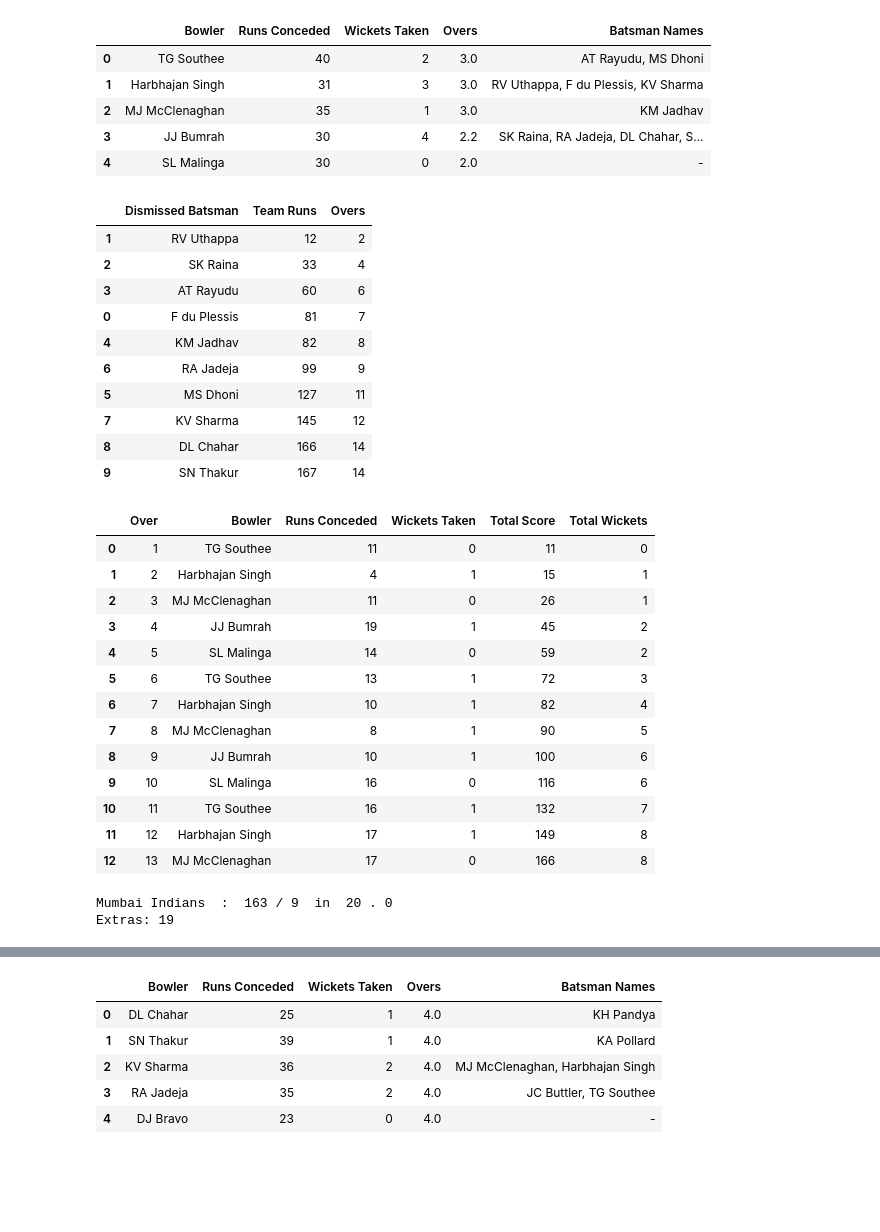
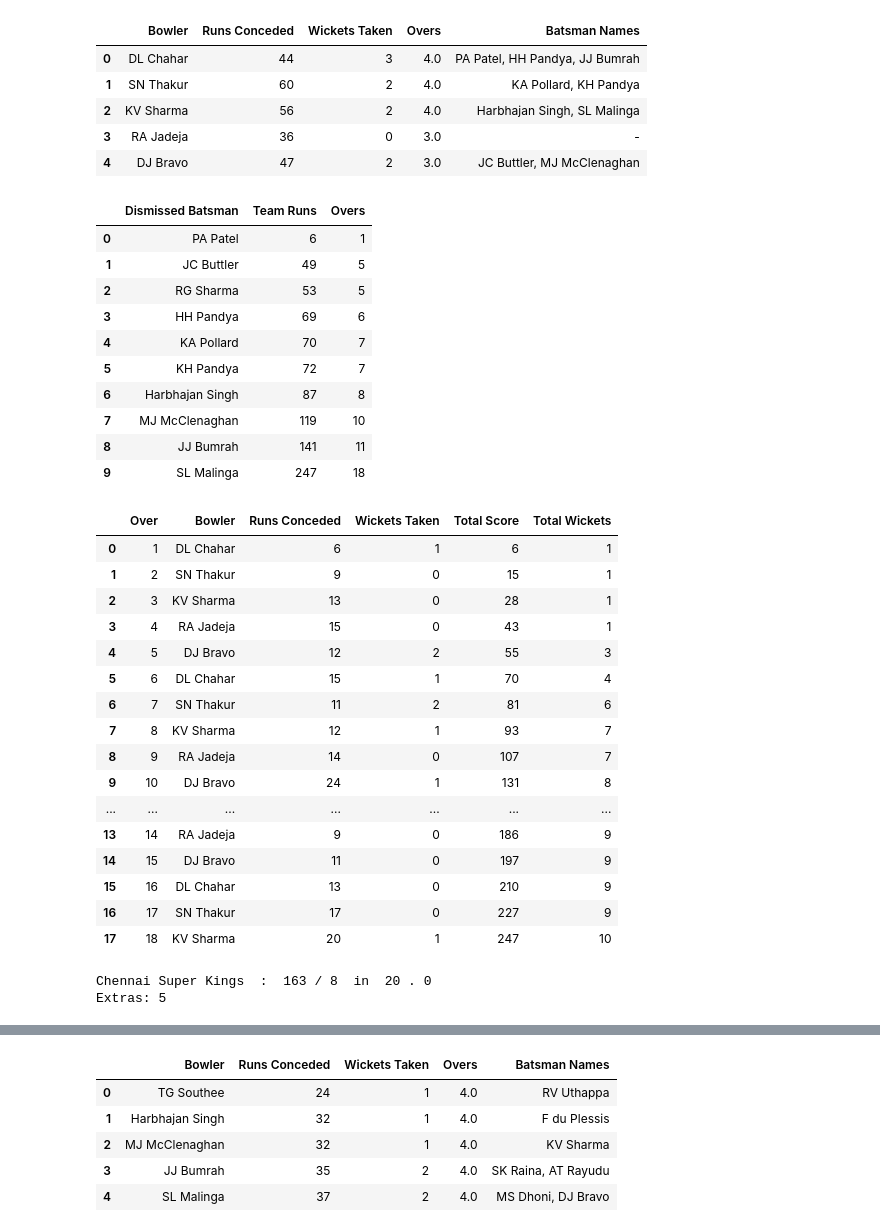
Before and after one commit to AravindM2803/IPL-Simulator, a Jupyter notebook: iplsim/Simulate.ipynb, the cells around one changed output, grey strips where cells are left out. Drawn from its saved outputs; the diff is of its cells as text; code cells hidden in the pictures; blank space fills up the shorter version.

Commit message:
iplsim: changed model architecture

```diff
--- a/iplsim/Simulate.ipynb
+++ b/iplsim/Simulate.ipynb
@@ -9,8 +9,11 @@ import math
 import livelossplot
 import pickle
 from Utils.helper import *
+# %%
+model_inn_1 = tf.keras.models.load_model('Models/Inn1_SimpleRNN_10.h5')
+model_inn_2 = tf.keras.models.load_model('Models/Inn2_SimpleRNN_10.h5')
 # %%
 print("Simulating First Match")
-match_sim2 = Match(CSK_Squad,MI_Squad,MI_Pitch,Display=1)
+match_sim2 = Match(CSK_Squad, MI_Squad, MI_Pitch, model_inn_1, model_inn_2, Display=1)
 # %% [output]
 Simulating First Match
@@ -32,34 +35,37 @@ Extras: 3
 |  | Bowler | Runs Conceded | Wickets Taken | Overs | Batsman Names |
-| 0 | TG Southee | 40 | 2 | 3.0 | AT Rayudu, MS Dhoni |
-| 1 | Harbhajan Singh | 31 | 3 | 3.0 | RV Uthappa, F du Plessis, KV Sharma |
-| 2 | MJ McClenaghan | 35 | 1 | 3.0 | KM Jadhav |
-| 3 | JJ Bumrah | 30 | 4 | 2.2 | SK Raina, RA Jadeja, DL Chahar, S... |
-| 4 | SL Malinga | 30 | 0 | 2.0 | - |
+| 0 | DL Chahar | 44 | 3 | 4.0 | PA Patel, HH Pandya, JJ Bumrah |
+| 1 | SN Thakur | 60 | 2 | 4.0 | KA Pollard, KH Pandya |
+| 2 | KV Sharma | 56 | 2 | 4.0 | Harbhajan Singh, SL Malinga |
+| 3 | RA Jadeja | 36 | 0 | 3.0 | - |
+| 4 | DJ Bravo | 47 | 2 | 3.0 | JC Buttler, MJ McClenaghan |
 |  | Dismissed Batsman | Team Runs | Overs |
-| 1 | RV Uthappa | 12 | 2 |
-| 2 | SK Raina | 33 | 4 |
-| 3 | AT Rayudu | 60 | 6 |
-| 0 | F du Plessis | 81 | 7 |
-| 4 | KM Jadhav | 82 | 8 |
-| 6 | RA Jadeja | 99 | 9 |
-| 5 | MS Dhoni | 127 | 11 |
-| 7 | KV Sharma | 145 | 12 |
-| 8 | DL Chahar | 166 | 14 |
-| 9 | SN Thakur | 167 | 14 |
+| 0 | PA Patel | 6 | 1 |
+| 1 | JC Buttler | 49 | 5 |
+| 2 | RG Sharma | 53 | 5 |
+| 3 | HH Pandya | 69 | 6 |
+| 4 | KA Pollard | 70 | 7 |
+| 5 | KH Pandya | 72 | 7 |
+| 6 | Harbhajan Singh | 87 | 8 |
+| 7 | MJ McClenaghan | 119 | 10 |
+| 8 | JJ Bumrah | 141 | 11 |
+| 9 | SL Malinga | 247 | 18 |
 |  | Over | Bowler | Runs Conceded | Wickets Taken | Total Score | Total Wickets |
-| 0 | 1 | TG Southee | 11 | 0 | 11 | 0 |
-| 1 | 2 | Harbhajan Singh | 4 | 1 | 15 | 1 |
-| 2 | 3 | MJ McClenaghan | 11 | 0 | 26 | 1 |
-| 3 | 4 | JJ Bumrah | 19 | 1 | 45 | 2 |
-| 4 | 5 | SL Malinga | 14 | 0 | 59 | 2 |
-| 5 | 6 | TG Southee | 13 | 1 | 72 | 3 |
-| 6 | 7 | Harbhajan Singh | 10 | 1 | 82 | 4 |
-| 7 | 8 | MJ McClenaghan | 8 | 1 | 90 | 5 |
-| 8 | 9 | JJ Bumrah | 10 | 1 | 100 | 6 |
-| 9 | 10 | SL Malinga | 16 | 0 | 116 | 6 |
-| 10 | 11 | TG Southee | 16 | 1 | 132 | 7 |
-| 11 | 12 | Harbhajan Singh | 17 | 1 | 149 | 8 |
-| 12 | 13 | MJ McClenaghan | 17 | 0 | 166 | 8 |
+| 0 | 1 | DL Chahar | 6 | 1 | 6 | 1 |
+| 1 | 2 | SN Thakur | 9 | 0 | 15 | 1 |
+| 2 | 3 | KV Sharma | 13 | 0 | 28 | 1 |
+| 3 | 4 | RA Jadeja | 15 | 0 | 43 | 1 |
+| 4 | 5 | DJ Bravo | 12 | 2 | 55 | 3 |
+| 5 | 6 | DL Chahar | 15 | 1 | 70 | 4 |
+| 6 | 7 | SN Thakur | 11 | 2 | 81 | 6 |
+| 7 | 8 | KV Sharma | 12 | 1 | 93 | 7 |
+| 8 | 9 | RA Jadeja | 14 | 0 | 107 | 7 |
+| 9 | 10 | DJ Bravo | 24 | 1 | 131 | 8 |
+| ... | ... | ... | ... | ... | ... | ... |
+| 13 | 14 | RA Jadeja | 9 | 0 | 186 | 9 |
+| 14 | 15 | DJ Bravo | 11 | 0 | 197 | 9 |
+| 15 | 16 | DL Chahar | 13 | 0 | 210 | 9 |
+| 16 | 17 | SN Thakur | 17 | 0 | 227 | 9 |
+| 17 | 18 | KV Sharma | 20 | 1 | 247 | 10 |
-Mumbai Indians  :  163 / 9  in  20 . 0
-Extras: 19
+Chennai Super Kings  :  163 / 8  in  20 . 0
+Extras: 5
 |  | Batsman | Runs | Fours | Sixes | Balls Faced | Dissmissal Type | Dismissed By |
@@ -77,7 +83,7 @@ Extras: 19
 |  | Bowler | Runs Conceded | Wickets Taken | Overs | Batsman Names |
-| 0 | DL Chahar | 25 | 1 | 4.0 | KH Pandya |
-| 1 | SN Thakur | 39 | 1 | 4.0 | KA Pollard |
-| 2 | KV Sharma | 36 | 2 | 4.0 | MJ McClenaghan, Harbhajan Singh |
-| 3 | RA Jadeja | 35 | 2 | 4.0 | JC Buttler, TG Southee |
-| 4 | DJ Bravo | 23 | 0 | 4.0 | - |
+| 0 | TG Southee | 24 | 1 | 4.0 | RV Uthappa |
+| 1 | Harbhajan Singh | 32 | 1 | 4.0 | F du Plessis |
+| 2 | MJ McClenaghan | 32 | 1 | 4.0 | KV Sharma |
+| 3 | JJ Bumrah | 35 | 2 | 4.0 | SK Raina, AT Rayudu |
+| 4 | SL Malinga | 37 | 2 | 4.0 | MS Dhoni, DJ Bravo |
 |  | Dismissed Batsman | Team Runs | Overs |
```
Also changed, not shown: parts of 2 cells of this notebook, 2 other files.
